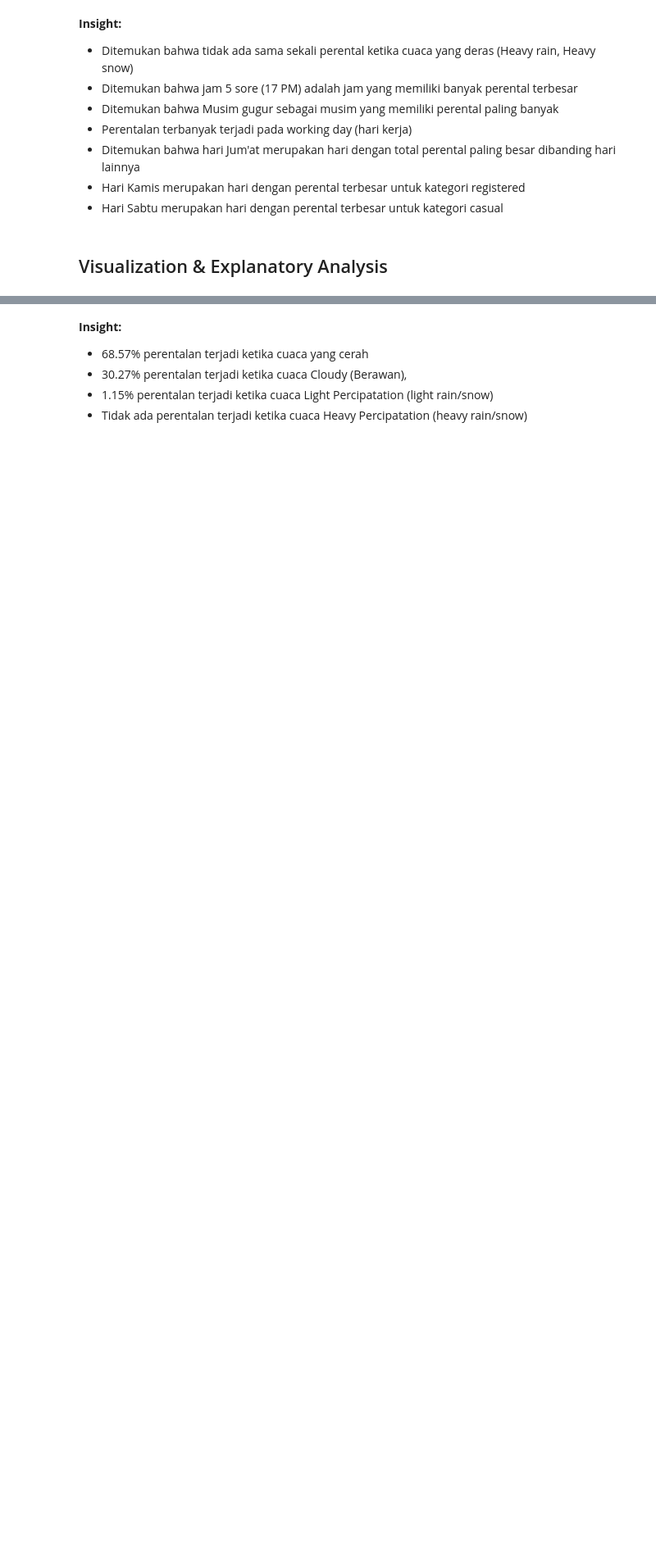
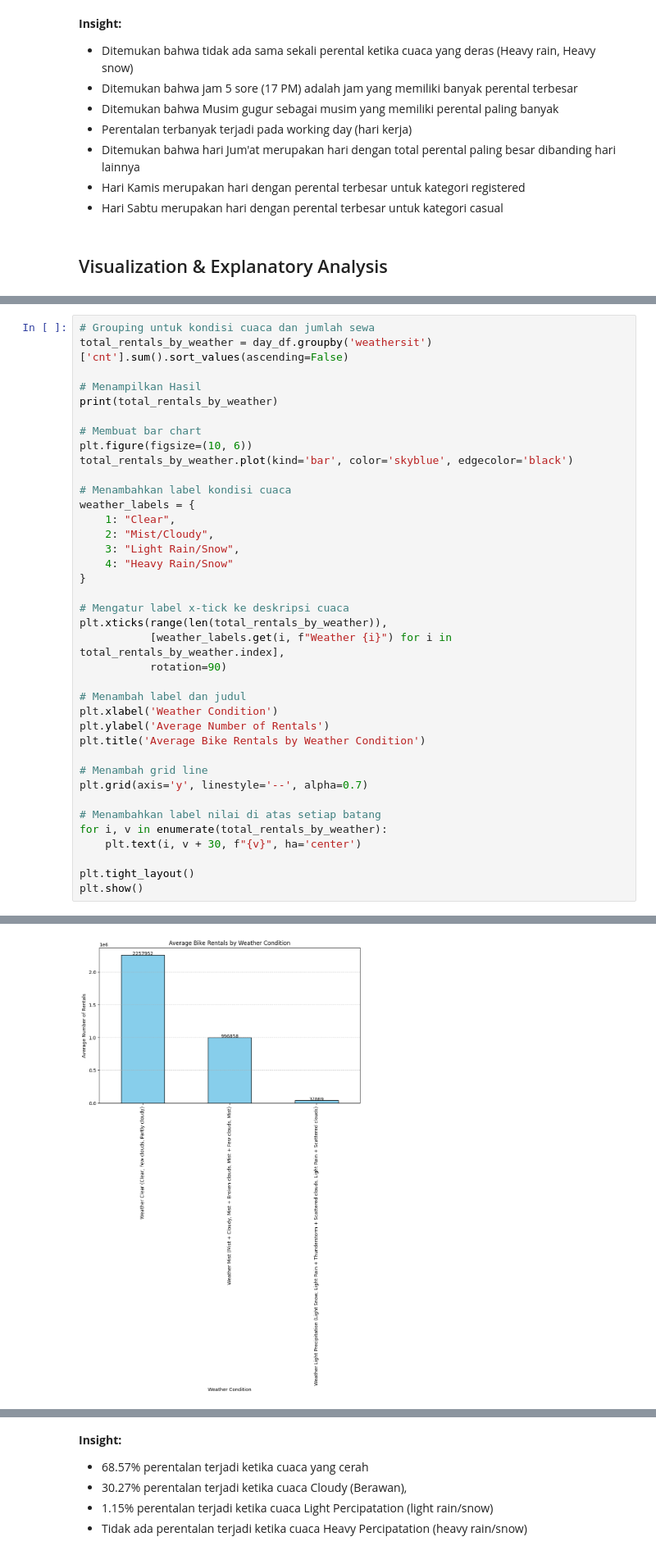
Before and after one commit to nadhifrw/analisisKasusBikeSharing, a Jupyter notebook: notebook.ipynb, the cells around one changed output, grey strips where cells are left out. Shown at 82% size. Saved outputs shown, nothing was run; the diff lists cells and outputs as text; blank space fills up the shorter version.

```diff
--- a/notebook.ipynb
+++ b/notebook.ipynb
@@ -739,0 +691,39 @@ plt.show()
+# %%
+# Grouping untuk kondisi cuaca dan jumlah sewa
+total_rentals_by_weather = day_df.groupby('weathersit')['cnt'].sum().sort_values(ascending=False)
+
+# Menampilkan Hasil
+print(total_rentals_by_weather)
+
+# Membuat bar chart
+plt.figure(figsize=(10, 6))
+total_rentals_by_weather.plot(kind='bar', color='skyblue', edgecolor='black')
+
+# Menambahkan label kondisi cuaca
+weather_labels = {
+    1: "Clear",
+    2: "Mist/Cloudy",
+    3: "Light Rain/Snow",
+    4: "Heavy Rain/Snow"
+}
+
+# Mengatur label x-tick ke deskripsi cuaca
+plt.xticks(range(len(total_rentals_by_weather)),
+           [weather_labels.get(i, f"Weather {i}") for i in total_rentals_by_weather.index],
+           rotation=90)
+
+# Menambah label dan judul
+plt.xlabel('Weather Condition')
+plt.ylabel('Average Number of Rentals')
+plt.title('Average Bike Rentals by Weather Condition')
+
+# Menambah grid line
+plt.grid(axis='y', linestyle='--', alpha=0.7)
+
+# Menambahkan label nilai di atas setiap batang
+for i, v in enumerate(total_rentals_by_weather):
+    plt.text(i, v + 30, f"{v}", ha='center')
+
+plt.tight_layout()
+plt.show()
+# %% [output]
@@ -739,0 +735 @@ plt.show()
+[figure, added]
```
Also changed, not shown: parts of 42 cells of this notebook, 2 other files.
